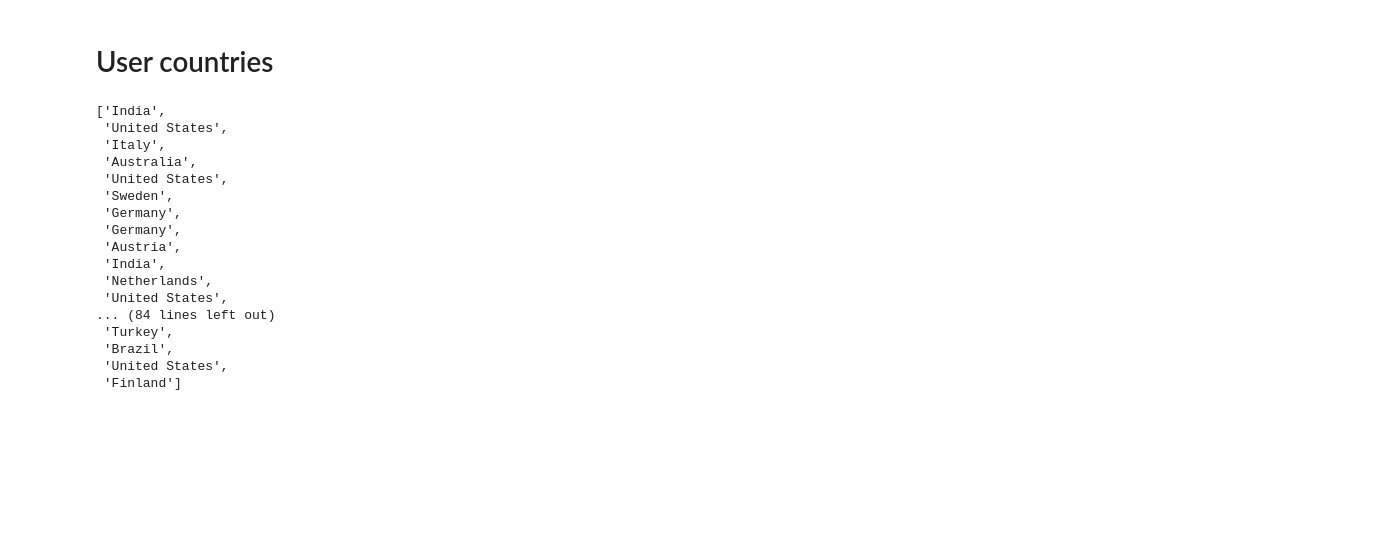
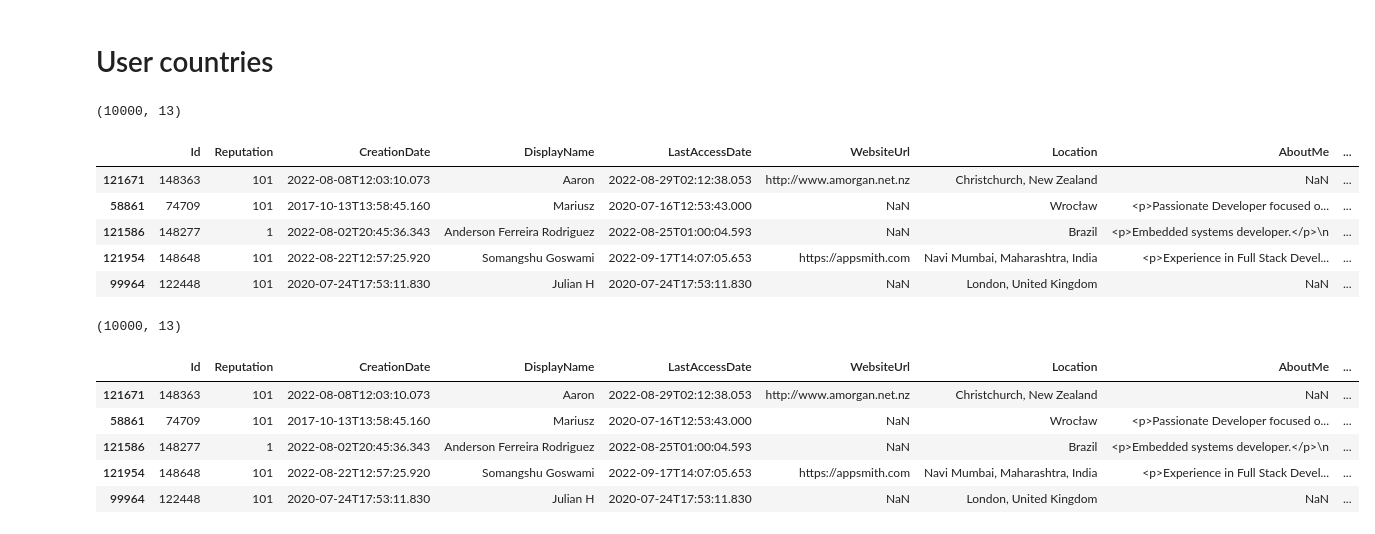
Before and after one commit to jswistak/DPRPy, a Jupyter notebook: notebook.ipynb, the cells around one changed output. Cells and saved outputs as stored; diff of their text form; code cells hidden in the pictures; blank space fills up the shorter version.

```diff
--- a/notebook.ipynb
+++ b/notebook.ipynb
@@ -210,26 +230,3 @@ def stringToCountry(address):
 
 location = list(x['Location'])
 random.shuffle(location)
-# %%
-#first 10000
-countries = list(map(stringToCountry, location[:10000]))
-
-countries
-# %% [output]
-['India',
- 'United States',
- 'Italy',
- 'Australia',
- 'United States',
- 'Sweden',
- 'Germany',
- 'Germany',
- 'Austria',
- 'India',
- 'Netherlands',
- 'United States',
-... (84 lines left out)
- 'Turkey',
- 'Brazil',
- 'United States',
- 'Finland']
@@ -242,0 +233,15 @@ with open('user_countries', 'rb') as f:
+# %%
+print(x.shape)
+x.head()
+# %% [output]
+(10000, 13)
+|  | Id | Reputation | CreationDate | DisplayName | LastAccessDate | WebsiteUrl | Location | AboutMe | ... |
+| 121671 | 148363 | 101 | 2022-08-08T12:03:10.073 | Aaron | 2022-08-29T02:12:38.053 | http://www.amorgan.net.nz | Christchurch, New Zealand | NaN | ... |
+| 58861 | 74709 | 101 | 2017-10-13T13:58:45.160 | Mariusz | 2020-07-16T12:53:43.000 | NaN | Wrocław | <p>Passionate Developer focused o... | ... |
+| 121586 | 148277 | 1 | 2022-08-02T20:45:36.343 | Anderson Ferreira Rodriguez | 2022-08-25T01:00:04.593 | NaN | Brazil | <p>Embedded systems developer.</p>\n | ... |
+| 121954 | 148648 | 101 | 2022-08-22T12:57:25.920 | Somangshu Goswami | 2022-09-17T14:07:05.653 | https://appsmith.com | Navi Mumbai, Maharashtra, India | <p>Experience in Full Stack Devel... | ... |
+| 99964 | 122448 | 101 | 2020-07-24T17:53:11.830 | Julian H | 2020-07-24T17:53:11.830 | NaN | London, United Kingdom | NaN | ... |
+# %%
+x.shape
+# %% [output]
+(10000, 13)
@@ -243 +252,10 @@ with open('user_countries', 'rb') as f:
+# %%
+x.head()
+# %% [output]
+|  | Id | Reputation | CreationDate | DisplayName | LastAccessDate | WebsiteUrl | Location | AboutMe | ... |
+| 121671 | 148363 | 101 | 2022-08-08T12:03:10.073 | Aaron | 2022-08-29T02:12:38.053 | http://www.amorgan.net.nz | Christchurch, New Zealand | NaN | ... |
+| 58861 | 74709 | 101 | 2017-10-13T13:58:45.160 | Mariusz | 2020-07-16T12:53:43.000 | NaN | Wrocław | <p>Passionate Developer focused o... | ... |
+| 121586 | 148277 | 1 | 2022-08-02T20:45:36.343 | Anderson Ferreira Rodriguez | 2022-08-25T01:00:04.593 | NaN | Brazil | <p>Embedded systems developer.</p>\n | ... |
+| 121954 | 148648 | 101 | 2022-08-22T12:57:25.920 | Somangshu Goswami | 2022-09-17T14:07:05.653 | https://appsmith.com | Navi Mumbai, Maharashtra, India | <p>Experience in Full Stack Devel... | ... |
+| 99964 | 122448 | 101 | 2020-07-24T17:53:11.830 | Julian H | 2020-07-24T17:53:11.830 | NaN | London, United Kingdom | NaN | ... |
 # %%
```
Also changed, not shown: parts of 26 cells of this notebook, 2 other files.
